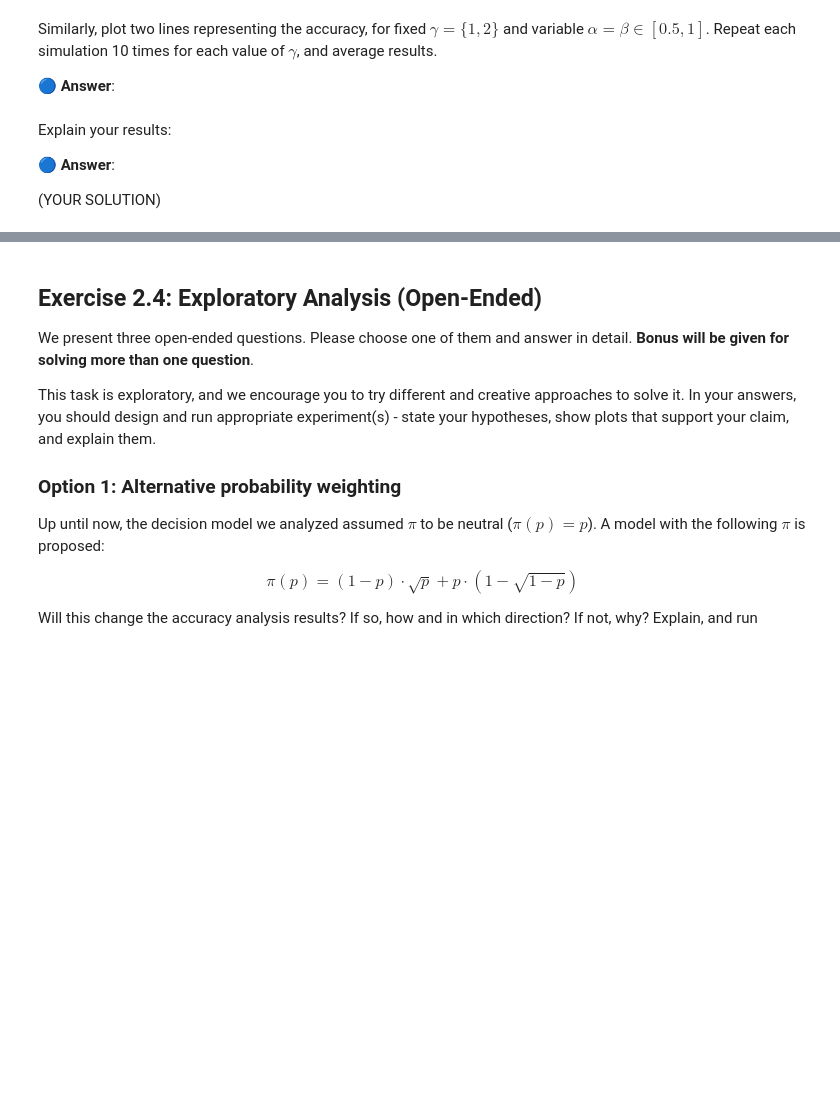
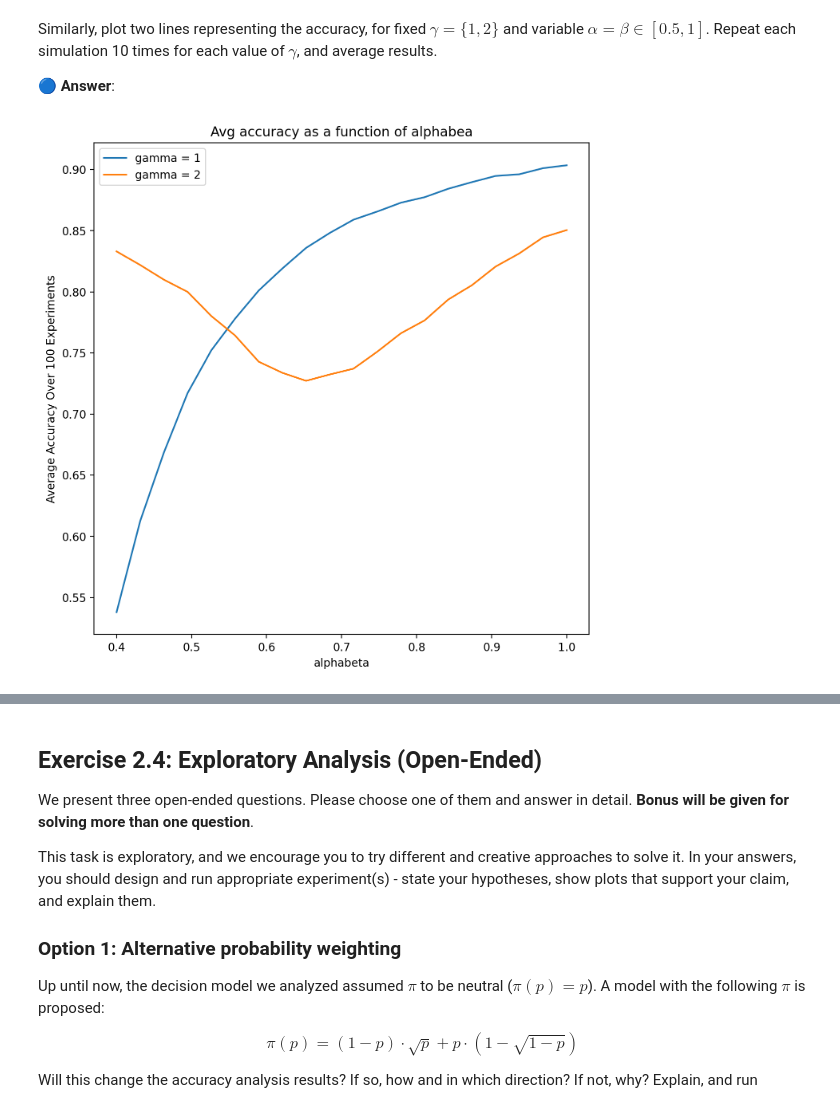
Before and after one commit to haneenna1/Machine-learnign-and-human-behaviour, a Jupyter notebook: Workshop1/236608-WS1.ipynb, the cells around one changed output, grey strips where cells are left out. Saved outputs shown, nothing was run; the diff lists cells and outputs as text; code cells hidden in the pictures; blank space fills up the shorter version.

```diff
--- a/Workshop1/236608-WS1.ipynb
+++ b/Workshop1/236608-WS1.ipynb
@@ -919,43 +929,34 @@ alphabeta_vec = np.linspace(0.4,1,20)
 gamma=[1,2]
 
 ## YOUR SOLUTION
-alpha = 1
-beta = 1
-gamma_vec = np.linspace(1,5,10)
-num_rep = 150
+num_rep = 100
 
 avg_accuracies = dict((f'gamma_{g}' ,[]) for g in gamma)
 
 for g in gamma:
     for alphabeta in alphabeta_vec:
         f_val = PowerLossAversion(alphabeta, alphabeta, g)
         accum_accuracy = []
         for i in range(num_rep):
             # generate data from BehavioralProspectEnvironment
             behavioral_prospect_env = BehavioralProspectEnvironment(f_val, f_pi)
             behavioral_prosp_train, behavioral_prosp_eval = behavioral_prospect_env.generate_train_eval_datasets(task_2_3_n_users)
              # train a logistic regression model
             model = sklearn.linear_model.LogisticRegression().fit(
               X=behavioral_prosp_train[behavioral_prospect_env.get_feature_columns()],
               y=behavioral_prosp_train['rational_choice'],
             )
             accum_accuracy.append(model.score(
               X=behavioral_prosp_eval[behavioral_prospect_env.get_feature_columns()],
               y=behavioral_prosp_eval['rational_choice']))
         avg_accuracies[f'gamma_{g}'].append(np.mean(accum_accuracy))
 
-print(avg_accuracies)
-
 fig, ax = plt.subplots(1,1, figsize= (8,8))
 ax.plot(alphabeta_vec, avg_accuracies['gamma_1'], label='gamma = 1')
 ax.plot(alphabeta_vec,avg_accuracies['gamma_2'], label='gamma = 2')
 ax.set_title('Avg accuracy as a function of alphabea')
 ax.set_xlabel('alphabeta')
-ax.set_ylabel('Average Accuracy Over 10 Experiments')
+ax.set_ylabel('Average Accuracy Over 100 Experiments')
 ax.legend();
+# %% [output]
+[figure, added]
-# %% [markdown]
-Explain your results:
-
-🔵 **Answer**:
-
-(YOUR SOLUTION)
```
Also changed, not shown: parts of 17 cells of this notebook.
